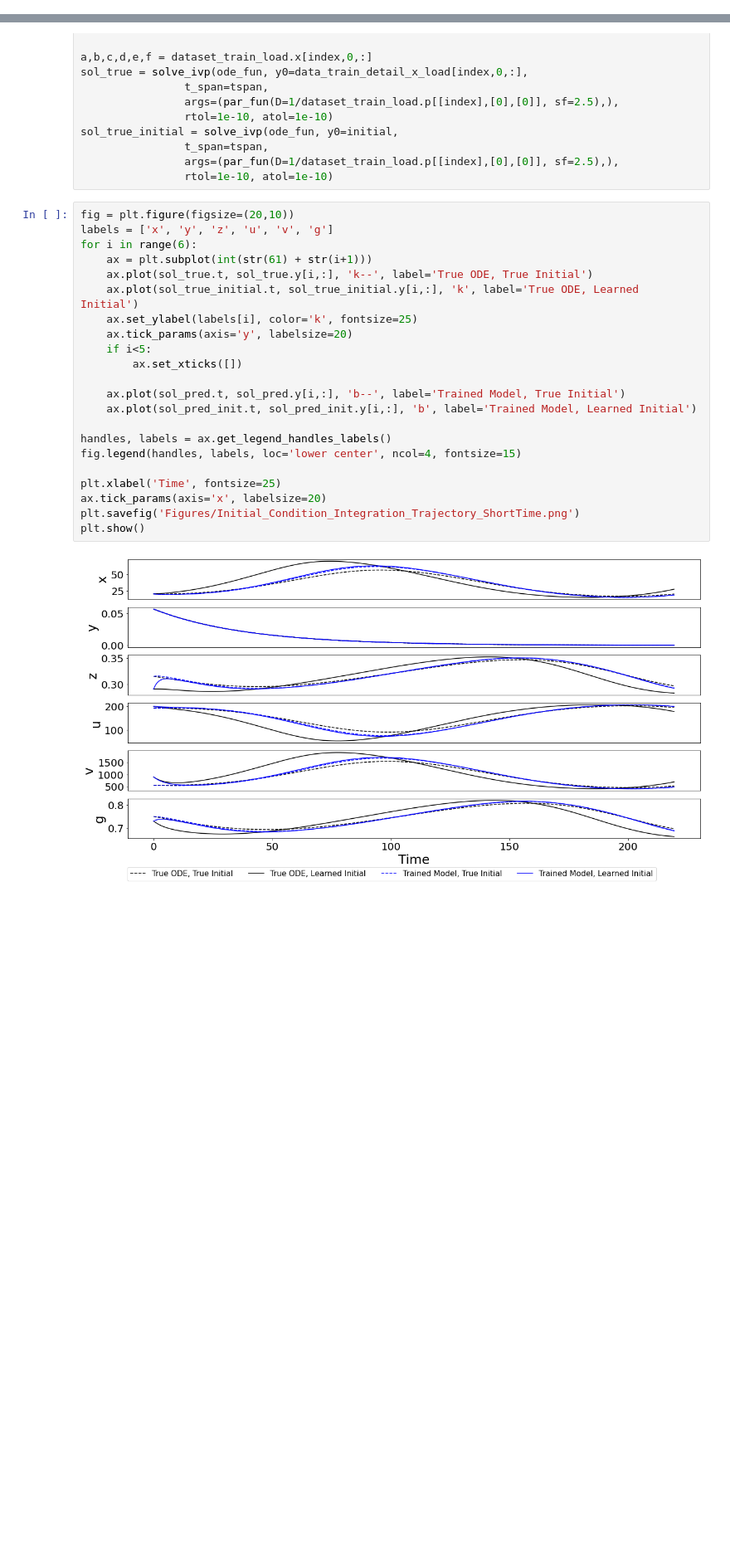
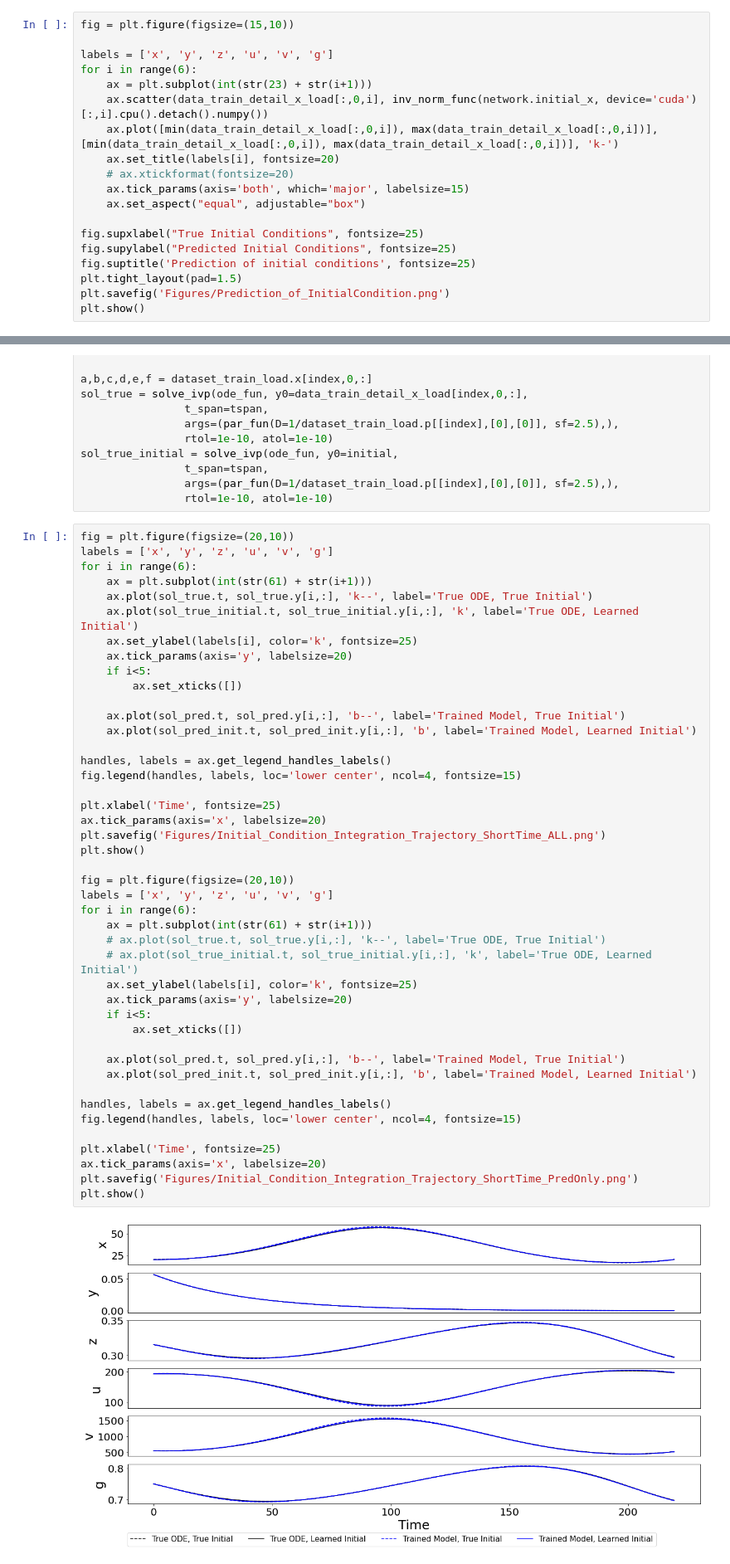
Before and after one commit to saurabhmalani1994/PartialObservations, a Jupyter notebook: Plot_BandF.ipynb, the cells around one changed output, grey strips where cells are left out. Shown at 83% size. Cells and saved outputs as stored; diff of their text form; blank space fills up the shorter version.

```diff
--- a/Plot_BandF.ipynb
+++ b/Plot_BandF.ipynb
@@ -576,3 +629,22 @@ data_train_detail_x_load = np.load("data/training_data_detail_x.npy", allow_pick
 data_train_detail_par_load = np.load("data/training_data_detail_par.npy", allow_pickle=True)
 
 dataset_train_load = preprocess.Dataset(data_train_load,data_train_par_load)
+# %%
+fig = plt.figure(figsize=(15,10))
+
+labels = ['x', 'y', 'z', 'u', 'v', 'g']
+for i in range(6):
+    ax = plt.subplot(int(str(23) + str(i+1)))
+    ax.scatter(data_train_detail_x_load[:,0,i], inv_norm_func(network.initial_x, device='cuda')[:,i].cpu().detach().numpy())
+    ax.plot([min(data_train_detail_x_load[:,0,i]), max(data_train_detail_x_load[:,0,i])], [min(data_train_detail_x_load[:,0,i]), max(data_train_detail_x_load[:,0,i])], 'k-')
+    ax.set_title(labels[i], fontsize=20)
+    # ax.xtickformat(fontsize=20)
+    ax.tick_params(axis='both', which='major', labelsize=15)
+    ax.set_aspect("equal", adjustable="box")
+
+fig.supxlabel("True Initial Conditions", fontsize=25)
+fig.supylabel("Predicted Initial Conditions", fontsize=25)
+fig.suptitle('Prediction of initial conditions', fontsize=25)
+plt.tight_layout(pad=1.5)
+plt.savefig('Figures/Prediction_of_InitialCondition.png')
+plt.show()
@@ -609,24 +683,46 @@ sol_true_initial = solve_ivp(ode_fun, y0=initial,
 # %%
 fig = plt.figure(figsize=(20,10))
 labels = ['x', 'y', 'z', 'u', 'v', 'g']
 for i in range(6):
     ax = plt.subplot(int(str(61) + str(i+1)))
     ax.plot(sol_true.t, sol_true.y[i,:], 'k--', label='True ODE, True Initial')
     ax.plot(sol_true_initial.t, sol_true_initial.y[i,:], 'k', label='True ODE, Learned Initial')
     ax.set_ylabel(labels[i], color='k', fontsize=25)
     ax.tick_params(axis='y', labelsize=20)
     if i<5:
         ax.set_xticks([])
 
     ax.plot(sol_pred.t, sol_pred.y[i,:], 'b--', label='Trained Model, True Initial')
     ax.plot(sol_pred_init.t, sol_pred_init.y[i,:], 'b', label='Trained Model, Learned Initial')
 
 handles, labels = ax.get_legend_handles_labels()
 fig.legend(handles, labels, loc='lower center', ncol=4, fontsize=15)
 
 plt.xlabel('Time', fontsize=25)
 ax.tick_params(axis='x', labelsize=20)
-plt.savefig('Figures/Initial_Condition_Integration_Trajectory_ShortTime.png')
+plt.savefig('Figures/Initial_Condition_Integration_Trajectory_ShortTime_ALL.png')
 plt.show()
+
+fig = plt.figure(figsize=(20,10))
+labels = ['x', 'y', 'z', 'u', 'v', 'g']
+for i in range(6):
+    ax = plt.subplot(int(str(61) + str(i+1)))
+    # ax.plot(sol_true.t, sol_true.y[i,:], 'k--', label='True ODE, True Initial')
+    # ax.plot(sol_true_initial.t, sol_true_initial.y[i,:], 'k', label='True ODE, Learned Initial')
+    ax.set_ylabel(labels[i], color='k', fontsize=25)
+    ax.tick_params(axis='y', labelsize=20)
+    if i<5:
+        ax.set_xticks([])
+
+    ax.plot(sol_pred.t, sol_pred.y[i,:], 'b--', label='Trained Model, True Initial')
+    ax.plot(sol_pred_init.t, sol_pred_init.y[i,:], 'b', label='Trained Model, Learned Initial')
+
+handles, labels = ax.get_legend_handles_labels()
+fig.legend(handles, labels, loc='lower center', ncol=4, fontsize=15)
+
+plt.xlabel('Time', fontsize=25)
+ax.tick_params(axis='x', labelsize=20)
+plt.savefig('Figures/Initial_Condition_Integration_Trajectory_ShortTime_PredOnly.png')
+plt.show()
 # %% [output]
-[figure, old version]
+[figure, new version]
```
Also changed, not shown: parts of 12 cells of this notebook, 19 other files.
